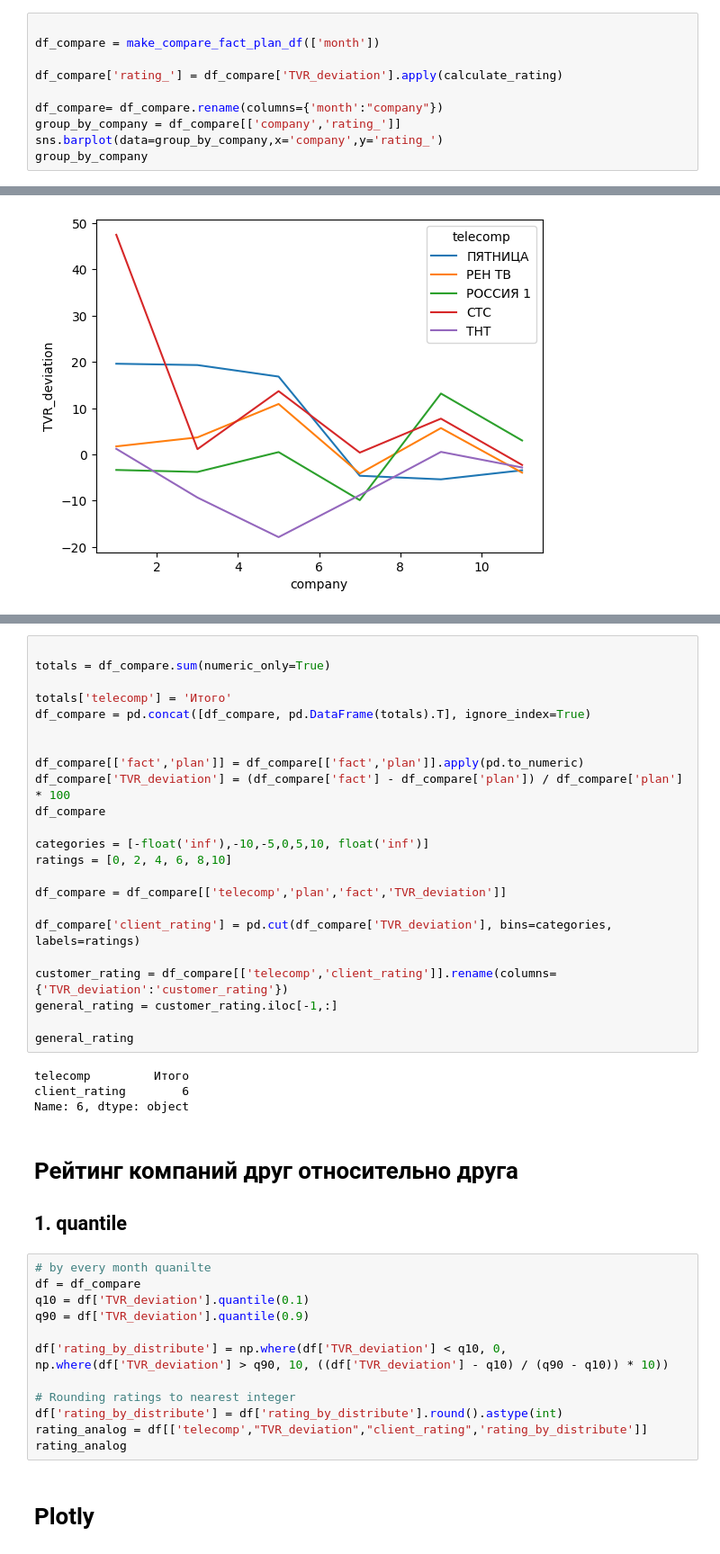
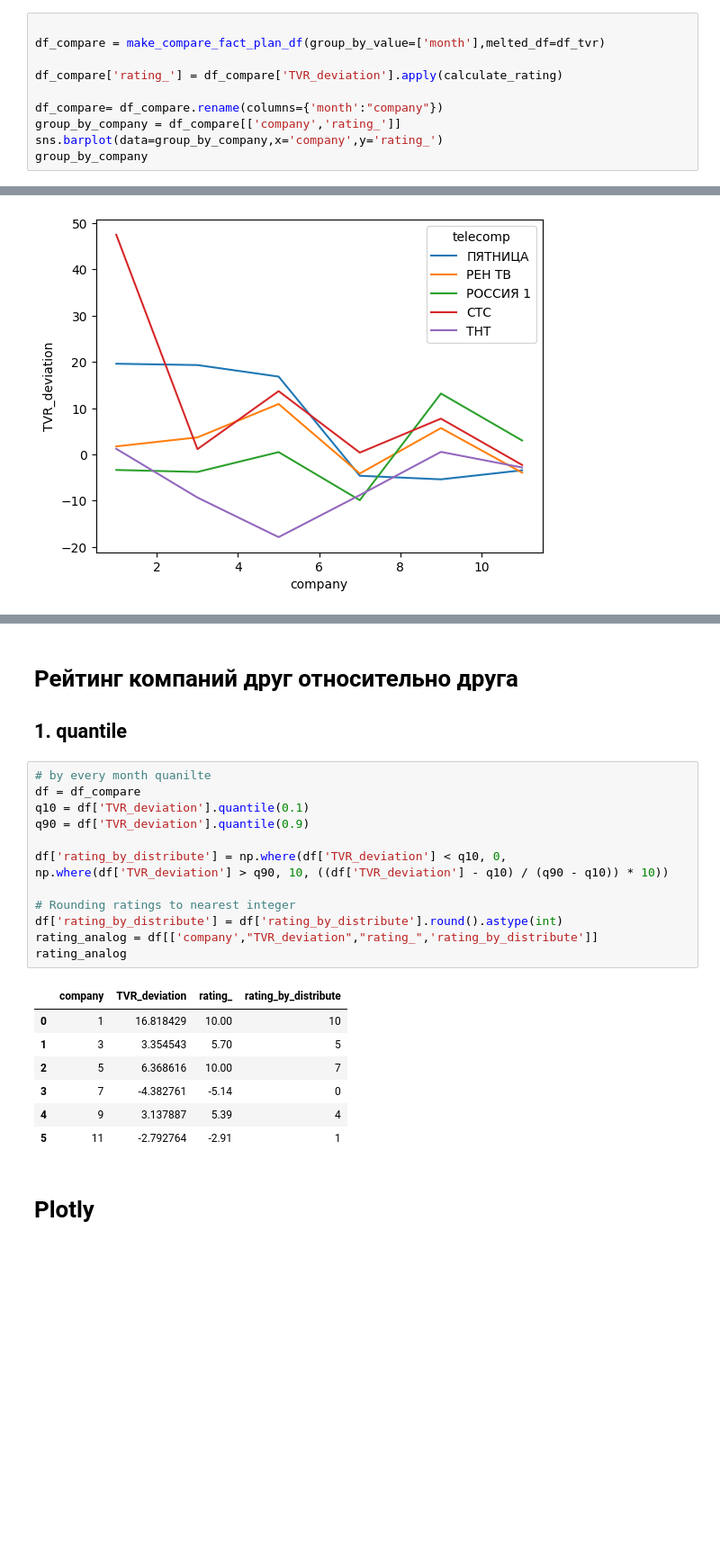
Before and after one commit to Nick2201/TRP_rate_system, a Jupyter notebook: TRP_rate_system/src/data_show.ipynb, the cells around one changed output, grey strips where cells are left out. Shown at 90% size. Saved outputs shown, nothing was run; the diff lists cells and outputs as text; blank space fills up the shorter version.

```diff
--- a/TRP_rate_system/src/data_show.ipynb
+++ b/TRP_rate_system/src/data_show.ipynb
@@ -68,7 +81,7 @@ def make_compare_fact_plan_df(
     return df_compare
 # %%
 
-df_compare = make_compare_fact_plan_df(['month'])
+df_compare = make_compare_fact_plan_df(group_by_value=['month'],melted_df=df_tvr)
 
 df_compare['rating_'] = df_compare['TVR_deviation'].apply(calculate_rating)
 
@@ -123,45 +141,26 @@ sns.barplot(
-# %%
-
-totals = df_compare.sum(numeric_only=True)
-
-totals['telecomp'] = 'Итого'
-df_compare = pd.concat([df_compare, pd.DataFrame(totals).T], ignore_index=True)
-
-
-df_compare[['fact','plan']] = df_compare[['fact','plan']].apply(pd.to_numeric)
-df_compare['TVR_deviation'] = (df_compare['fact'] - df_compare['plan']) / df_compare['plan'] * 100
-df_compare
-
-categories = [-float('inf'),-10,-5,0,5,10, float('inf')]
-ratings = [0, 2, 4, 6, 8,10]
-
-df_compare = df_compare[['telecomp','plan','fact','TVR_deviation']]
-
-df_compare['client_rating'] = pd.cut(df_compare['TVR_deviation'], bins=categories, labels=ratings)
-
-customer_rating = df_compare[['telecomp','client_rating']].rename(columns={'TVR_deviation':'customer_rating'})
-general_rating = customer_rating.iloc[-1,:]
-
-general_rating
-# %% [output]
-telecomp         Итого
-client_rating        6
-Name: 6, dtype: object
 # %% [markdown]
 # Рейтинг компаний друг относительно друга
 ## 1. quantile
 # %%
 # by every month quanilte
 df = df_compare
 q10 = df['TVR_deviation'].quantile(0.1)
 q90 = df['TVR_deviation'].quantile(0.9)
 
 df['rating_by_distribute'] = np.where(df['TVR_deviation'] < q10, 0, np.where(df['TVR_deviation'] > q90, 10, ((df['TVR_deviation'] - q10) / (q90 - q10)) * 10))
 
 # Rounding ratings to nearest integer
 df['rating_by_distribute'] = df['rating_by_distribute'].round().astype(int)
-rating_analog = df[['telecomp',"TVR_deviation","client_rating",'rating_by_distribute']]
+rating_analog = df[['company',"TVR_deviation","rating_",'rating_by_distribute']]
 rating_analog
+# %% [output]
+|  | company | TVR_deviation | rating_ | rating_by_distribute |
+| 0 | 1 | 16.818429 | 10.00 | 10 |
+| 1 | 3 | 3.354543 | 5.70 | 5 |
+| 2 | 5 | 6.368616 | 10.00 | 7 |
+| 3 | 7 | -4.382761 | -5.14 | 0 |
+| 4 | 9 | 3.137887 | 5.39 | 4 |
+| 5 | 11 | -2.792764 | -2.91 | 1 |
 # %% [markdown]
 # Plotly
 # %%
```
Also changed, not shown: parts of 10 cells of this notebook, 1 other file.
